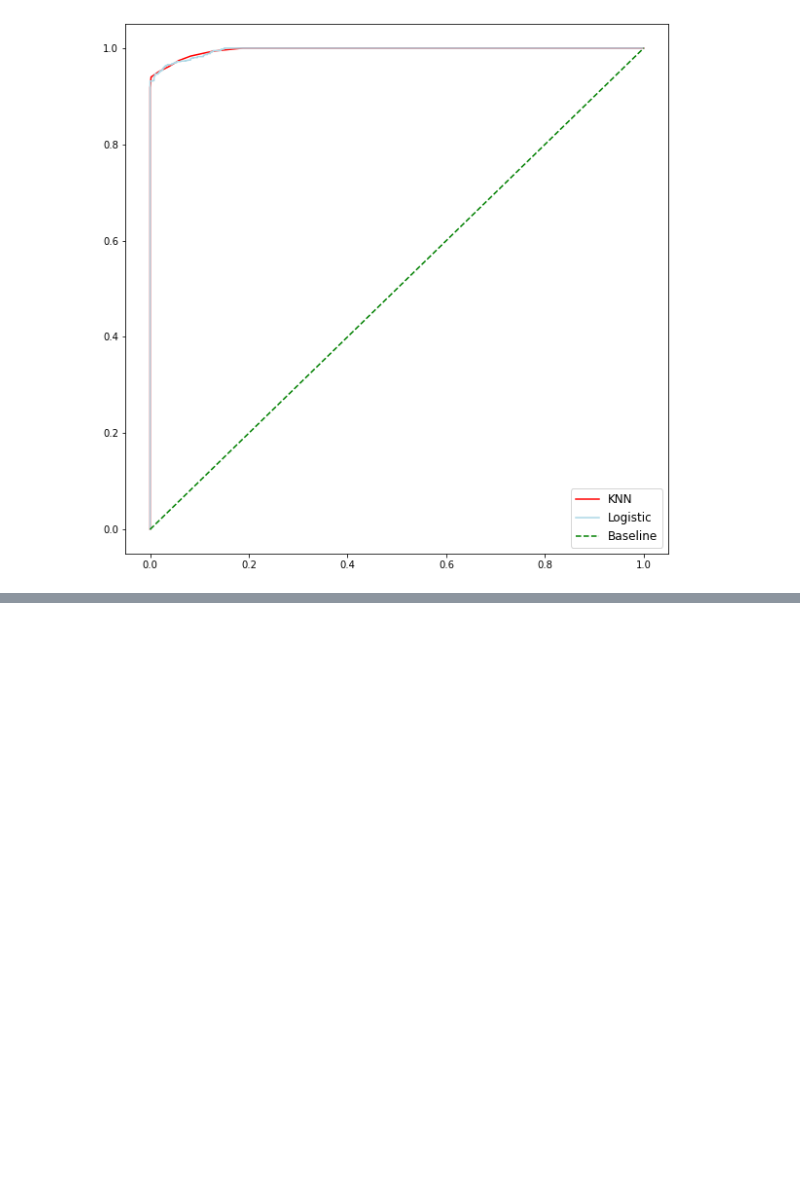
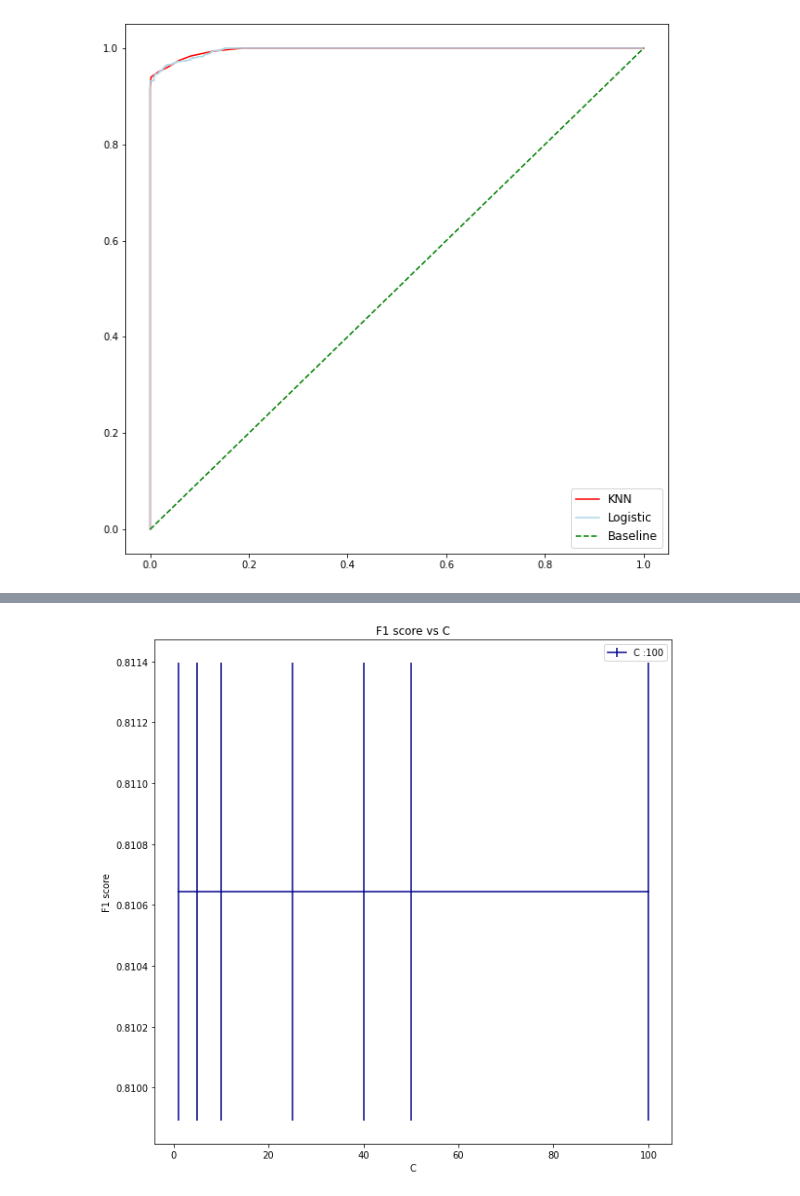
Before and after one commit to Shritesh99/ML_Assignments, a Jupyter notebook: week4/ML_Week4.ipynb, the cells around one changed output, grey strips where cells are left out. Saved outputs shown, nothing was run; the diff lists cells and outputs as text; code cells hidden in the pictures; blank space fills up the shorter version.

```diff
--- a/week4/ML_Week4.ipynb
+++ b/week4/ML_Week4.ipynb
@@ -219,3 +219,23 @@ def ROC():
 ROC()
 # %% [output]
 [figure]
+# %%
+df = pd.read_csv("week4_2.csv")
+print(df.head())
+X1=df.iloc[:,0]
+X2=df.iloc[:,1]
+X=np.column_stack((X1,X2))
+y=df.iloc[:,2]
+
+from sklearn.preprocessing import PolynomialFeatures
+from sklearn.model_selection import cross_val_score
+from sklearn.linear_model import LogisticRegression
+from sklearn.model_selection import KFold
+from sklearn.metrics import mean_squared_error,accuracy_score,confusion_matrix
+from sklearn.model_selection import train_test_split
+from sklearn.neighbors import KNeighborsClassifier
+from sklearn.metrics import roc_curve
+
+poly = PolynomialFeatures(degree = 5)
+X_poly = poly.fit_transform(X)
+X_poly.shape
@@ -221,0 +310,20 @@ ROC()
+# %%
+def plot_F1vsC_errorbar(C,q):
+    plt.figure(figsize=(10,10))
+    mean_error = []
+    std_error = []
+    for c in C:
+        model = LogisticRegression(C=c,penalty="l2")
+        X_poly = PolynomialFeatures(q).fit_transform(X)
+        scores = cross_val_score(model,X_poly,y,scoring="f1")
+        mean_error.append(np.array(scores).mean())
+        std_error.append(np.array(scores).std())
+    plt.errorbar(C, mean_error, yerr=std_error, color ="darkblue",label="C :%s"%str(c))
+    plt.xlabel('C')
+    plt.ylabel('F1 score')
+    plt.title("F1 score vs C")
+    plt.legend()
+
+plot_F1vsC_errorbar([1,5,10,25,40,50,100], 2)
+# %% [output]
+[figure, added]
```
Also changed, not shown: parts of 14 cells of this notebook.
